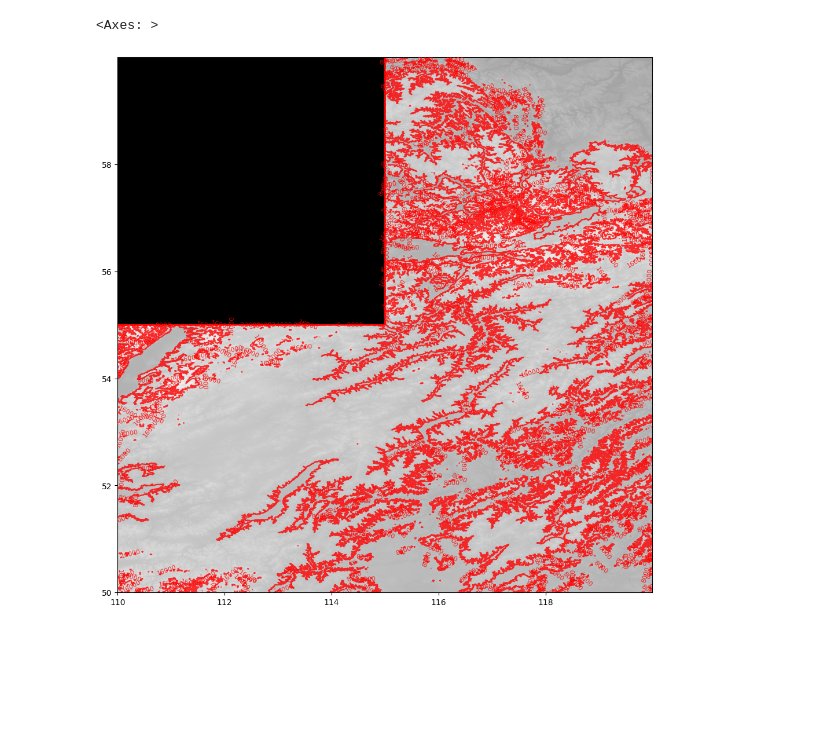
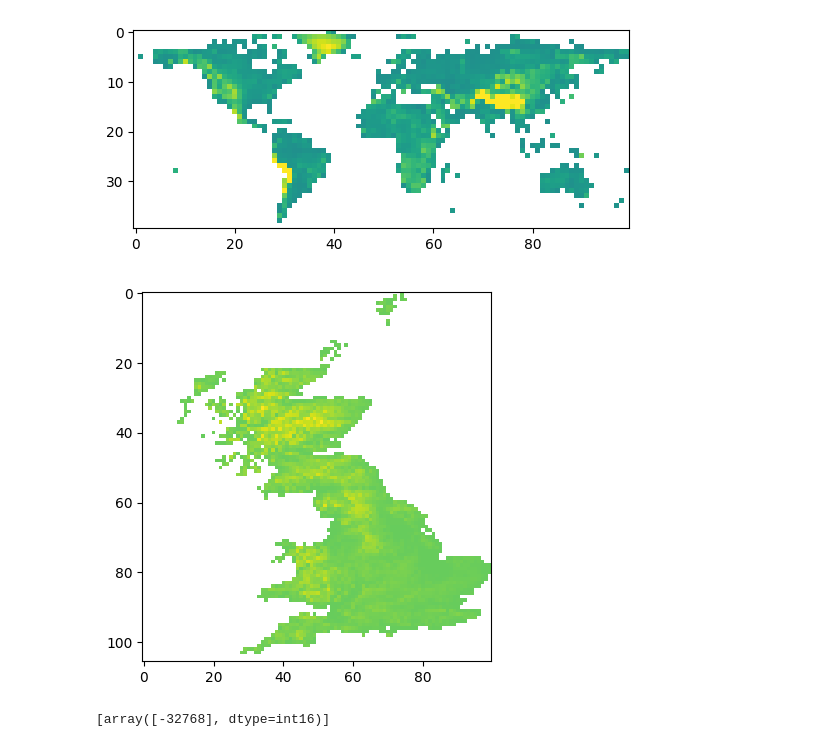
Before and after one commit to dzfranklin/elevation-api, a Jupyter notebook: nb/vis.ipynb, the cells around one changed output. Cells and saved outputs as stored; diff of their text form; code cells hidden in the pictures; blank space fills up the shorter version.

```diff
--- a/nb/vis.ipynb
+++ b/nb/vis.ipynb
@@ -5,3 +0,0 @@ from rasterio.plot import show, show_hist
-# %%
-with rasterio.open("../test_samples/n50e115_dem_fixed1.tif") as ds:
-  show(ds.read(), cmap='viridis')
@@ -10,2 +0,0 @@ with rasterio.open("../test_samples/n50e115_dem_fixed1.tif") as ds:
-# %%
-ds = rasterio.open("../test_samples/index.vrt")
@@ -17,7 +0,0 @@ show(ds.read(), cmap='viridis')
-# %%
-fig, ax = pyplot.subplots(1, figsize=(12, 12))
-show((ds, 1), cmap='Greys_r', interpolation='none', ax=ax)
-show((ds, 1), contour=True, ax=ax)
-# %% [output]
-<Axes: >
-[figure, removed]
@@ -23,0 +6,23 @@ show((ds, 1), contour=True, ax=ax)
+# %%
+def open_ds(fname) -> rasterio.DatasetReader:
+    samples = Path("../test_samples")
+    return rasterio.open(samples / fname)
+
+
+def plot(ds: rasterio.DatasetReader):
+    mask = ds.read_masks(1).astype(np.float32) / 255
+    rasterio.plot.show(ds.read(), cmap='viridis', alpha=mask)
+# %%
+merit = open_ds("merit_dem_fixed1_sample.tif")
+plot(merit)
+# %% [output]
+[figure, added]
+# %%
+os50 = open_ds("os_terrain_50_fixed1_sample.tif")
+plot(os50)
+# %% [output]
+[figure, added]
+# %%
+list(os50.sample([(100, 1)]))
+# %% [output]
+[array([-32768], dtype=int16)]
```
Also changed, not shown: parts of 4 cells of this notebook, 23 other files.
